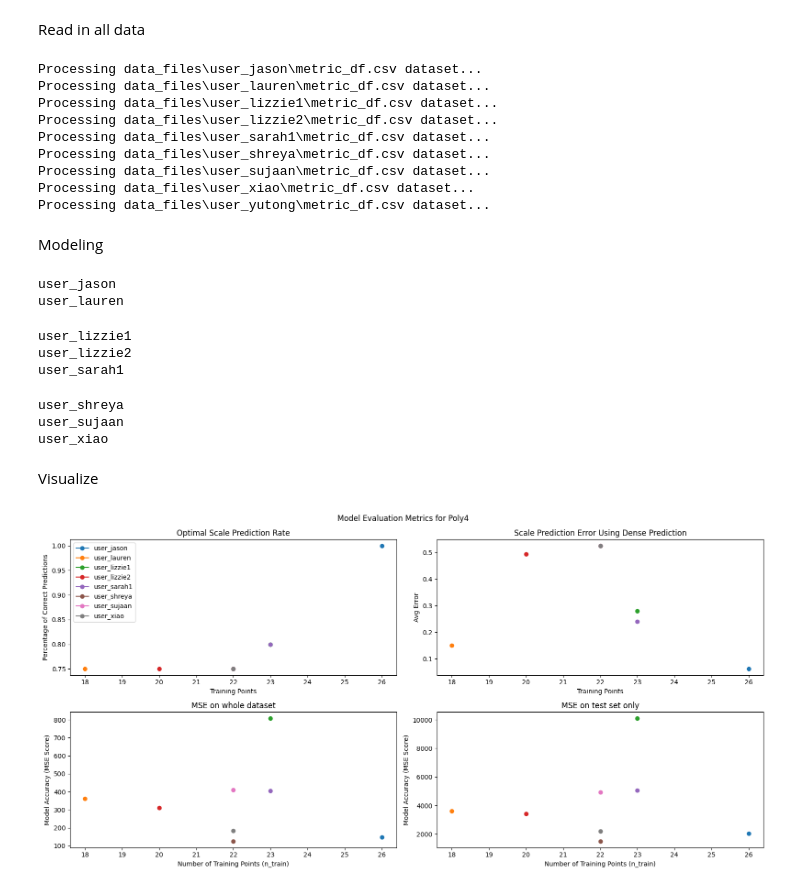
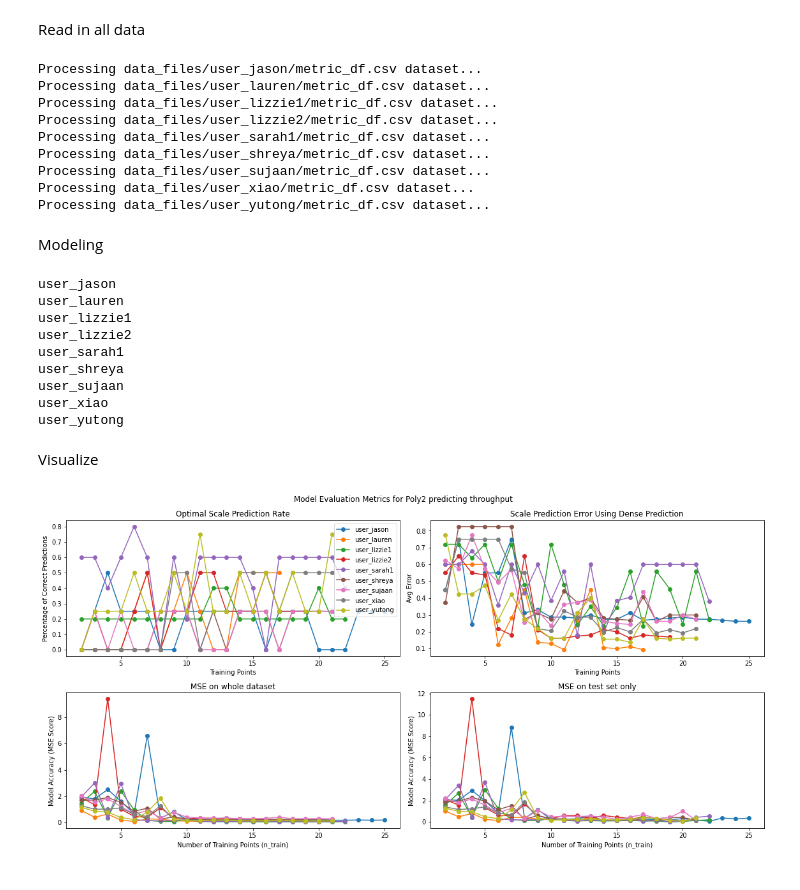
Before and after one commit to jasonkglim/MotionScaling, a Jupyter notebook: model_analysis.ipynb, the cells around one changed output. Cells and saved outputs as stored; diff of their text form; code cells hidden in the pictures.

Commit message:
plots for throughput modeling

```diff
--- a/model_analysis.ipynb
+++ b/model_analysis.ipynb
@@ -22,8 +22,8 @@ all_datasets = {}
 for filepath in glob.glob(file_pattern):
     # print(filepath)
     # print(filepath.split('/'))
-    #user_name = filepath.split('/')[1]
-    user_name = filepath.split('\\')[1]
+    user_name = filepath.split('/')[1]
+    # user_name = filepath.split('\\')[1]
     print(f"Processing {filepath} dataset...")
 
     # Read in data file as a pandas dataframe
@@ -31,28 +31,31 @@ for filepath in glob.glob(file_pattern):
 
     all_datasets[user_name] = data
 # %% [output]
-Processing data_files\user_jason\metric_df.csv dataset...
-Processing data_files\user_lauren\metric_df.csv dataset...
-Processing data_files\user_lizzie1\metric_df.csv dataset...
-Processing data_files\user_lizzie2\metric_df.csv dataset...
-Processing data_files\user_sarah1\metric_df.csv dataset...
-Processing data_files\user_shreya\metric_df.csv dataset...
-Processing data_files\user_sujaan\metric_df.csv dataset...
-Processing data_files\user_xiao\metric_df.csv dataset...
-Processing data_files\user_yutong\metric_df.csv dataset...
+Processing data_files/user_jason/metric_df.csv dataset...
+Processing data_files/user_lauren/metric_df.csv dataset...
+Processing data_files/user_lizzie1/metric_df.csv dataset...
+Processing data_files/user_lizzie2/metric_df.csv dataset...
+Processing data_files/user_sarah1/metric_df.csv dataset...
+Processing data_files/user_shreya/metric_df.csv dataset...
+Processing data_files/user_sujaan/metric_df.csv dataset...
+Processing data_files/user_xiao/metric_df.csv dataset...
+Processing data_files/user_yutong/metric_df.csv dataset...
 # %% [markdown]
 Modeling
 # %%
 from models import PolyRegression, GPRegression
+from sklearn.gaussian_process import GaussianProcessRegressor
+from sklearn.gaussian_process.kernels import RBF, ConstantKernel, RationalQuadratic
 import utils
 
 all_results = {}
-for user, data in list(all_datasets.items())[:-1]:
+for user, data in list(all_datasets.items()):
 	print(user)
 	# Prepare data
 	X = data[['latency', 'scale']]
-	output_metric = "performance"
-	data[output_metric] = 10*data['throughput'] - data['avg_osd'] - data['avg_target_error']
+	data["weighted_performance"] = 10*data['throughput'] - data['avg_osd'] - data['avg_target_error']
+	# Choose performance metric to use as model output
+	output_metric = "throughput"
 	Y = data[output_metric]
 
 	# Initialize evaluation metrics
@@ -64,7 +67,7 @@ for user, data in list(all_datasets.items())[:-1]:
 	n_train_full_mse = []
 
 	n = len(data)
-	n_train_values = [n-2] # range(n-5, n-2)
+	n_train_values = range(2, n-2)
 	for n_train in n_train_values:
 
 		# Split into training/test sets
@@ -79,16 +82,17 @@ for user, data in list(all_datasets.items())[:-1]:
 		X_dense = np.c_[latency_grid.ravel(), scale_grid.ravel()]
 		X_dense = np.round(X_dense, 3)
 
-		# Apply model, returning predictions over original dataset and dense inputs
+		## Choose model to apply, returning predictions over original dataset and dense inputs
 
 		# # Polynomial Regression
-		# degree = 4
+		# degree = 2
 		# Y_pred = PolyRegression(X_train.values, Y_train.values, X.values, degree)
 		# Y_pred_dense = PolyRegression(X_train.values, Y_train.values, X_dense, degree)
 
 		# Gaussian Process Regression
-		Y_pred, Y_pred_std = GPRegression(X_train.values, Y_train.values, X.values)
-		Y_pred_dense, Y_pred_std = GPRegression(X_train.values, Y_train.values, X_dense)
+		kernel = ConstantKernel() * RBF() # Default RBF
+		Y_pred, Y_pred_std = GPRegression(X_train.values, Y_train.values, X.values, kernel)
+		Y_pred_dense, Y_pred_std = GPRegression(X_train.values, Y_train.values, X_dense, kernel)
 
 		## Evaluate metrics
 		dense_df = pd.DataFrame({
@@ -112,7 +116,7 @@ for user, data in list(all_datasets.items())[:-1]:
 			mse_scores.append(mse)
 
 		optimal_scale_dense = dense_df.loc[dense_df.groupby('latency')['Y_pred_dense'].idxmax()][['latency', 'scale']]
-		optimal_scale_ref = data.loc[data.groupby('latency')['performance'].idxmax()][['latency', 'scale']]
+		optimal_scale_ref = data.loc[data.groupby('latency')[output_metric].idxmax()][['latency', 'scale']]
 		optimal_scale_pred = data.loc[data.groupby('latency')['Y_pred'].idxmax()][['latency', 'scale']]
 
 		# Merge the results on 'latency'
@@ -146,49 +150,50 @@ for user, data in list(all_datasets.items())[:-1]:
 # %% [output]
 user_jason
 user_lauren
+user_lizzie1
+user_lizzie2
+user_sarah1
+user_shreya
+user_sujaan
+user_xiao
+user_yutong
-user_lizzie1
-user_lizzie2
-user_sarah1
-user_shreya
-user_sujaan
-user_xiao
 # %% [markdown]
 Visualize
 # %%
 # # Plotting the results for all datasets
 
-model_type = "Poly4"
+model_type = "Poly2"
 fig, axes = plt.subplots(2, 2, figsize=(16, 8))
-fig.suptitle(f"Model Evaluation Metrics for {model_type}")
+fig.suptitle(f"Model Evaluation Metrics for {model_type} predicting {output_metric}")
 for user_name, results in all_results.items():
 	axes[0, 0].plot(results['n_train_all'], results['match_rate'], marker='o', label=user_name)
 	axes[0, 1].plot(results['n_train_all'], results['scale_error'], marker='o', label=user_name)
 	axes[1, 0].plot(results['n_train_full_mse'], results['full_mse_scores'], marker='o', label=user_name)
 	axes[1, 1].plot(results['n_train_mse'], results['mse_scores'], marker='o', label=user_name)
 
 axes[0, 0].set_title("Optimal Scale Prediction Rate")
 axes[0, 0].set_xlabel("Training Points")
 axes[0, 0].set_ylabel("Percentage of Correct Predictions")
 axes[0, 0].legend()
 
 axes[0, 1].set_title("Scale Prediction Error Using Dense Prediction")
 axes[0, 1].set_xlabel("Training Points")
 axes[0, 1].set_ylabel("Avg Error")
 
 
 axes[1, 0].set_title('MSE on whole dataset')
 axes[1, 0].set_xlabel('Number of Training Points (n_train)')
 axes[1, 0].set_ylabel('Model Accuracy (MSE Score)')
 
 axes[1, 1].set_title('MSE on test set only')
 axes[1, 1].set_xlabel('Number of Training Points (n_train)')
 axes[1, 1].set_ylabel('Model Accuracy (MSE Score)')
 
 plt.tight_layout()
-#  plt.savefig(f"figures/model_results/{model_type}_model_eval_metrics.png")
+plt.savefig(f"figures/model_results/{model_type}_model_eval_metrics_{output_metric}.png")
 plt.show()
 # %% [output]
-[figure, old version]
+[figure, new version]
 # %%
 # Define the function, e.g., a sine wave function
 def smooth_2d_function(x, y):
```
Also changed, not shown: parts of 1 cell of this notebook, 6 other files.
